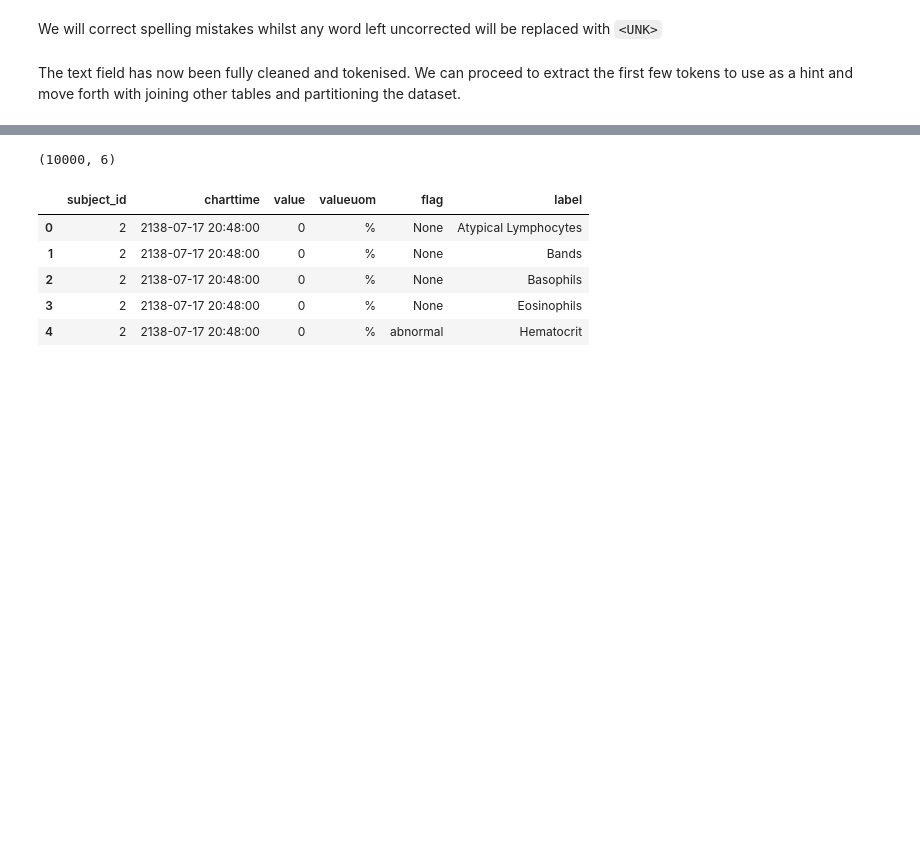
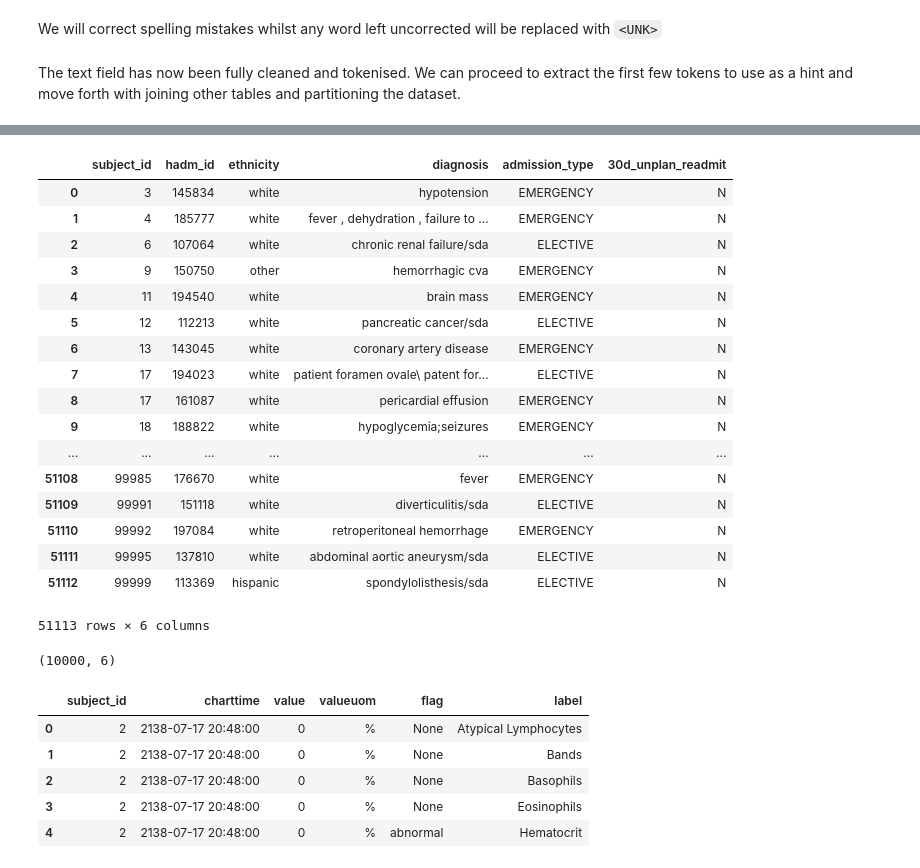
Before and after one commit to amin-nejad/mimic-text-generation, a Jupyter notebook: preprocess_discharge_summaries.ipynb, the cells around one changed output, grey strips where cells are left out. Cells and saved outputs as stored; diff of their text form; code cells hidden in the pictures; blank space fills up the shorter version.

```diff
--- a/preprocess_discharge_summaries.ipynb
+++ b/preprocess_discharge_summaries.ipynb
@@ -358,6 +358,31 @@ df.head()
 # change their age to instead be 90
 
 df.loc[df['age_at_noteevent'] > 200, 'age_at_noteevent'] = 90
+# %%
+# admissions data
+
+admissions = pd.read_csv('data/df_adm.csv', sep=',')
+admissions
+#df = pd.merge(df, admissions,  how='left', left_on=['subject_id','hadm_id'], right_on = ['subject_id','hadm_id'])
+# %% [output]
+|  | subject_id | hadm_id | ethnicity | diagnosis | admission_type | 30d_unplan_readmit |
+| 0 | 3 | 145834 | white | hypotension | EMERGENCY | N |
+| 1 | 4 | 185777 | white | fever , dehydration , failure to ... | EMERGENCY | N |
+| 2 | 6 | 107064 | white | chronic renal failure/sda | ELECTIVE | N |
+| 3 | 9 | 150750 | other | hemorrhagic cva | EMERGENCY | N |
+| 4 | 11 | 194540 | white | brain mass | EMERGENCY | N |
+| 5 | 12 | 112213 | white | pancreatic cancer/sda | ELECTIVE | N |
+| 6 | 13 | 143045 | white | coronary artery disease | EMERGENCY | N |
+| 7 | 17 | 194023 | white | patient foramen ovale\ patent for... | ELECTIVE | N |
+| 8 | 17 | 161087 | white | pericardial effusion | EMERGENCY | N |
+| 9 | 18 | 188822 | white | hypoglycemia;seizures | EMERGENCY | N |
+| ... | ... | ... | ... | ... | ... | ... |
+| 51108 | 99985 | 176670 | white | fever | EMERGENCY | N |
+| 51109 | 99991 | 151118 | white | diverticulitis/sda | ELECTIVE | N |
+| 51110 | 99992 | 197084 | white | retroperitoneal hemorrhage | EMERGENCY | N |
+| 51111 | 99995 | 137810 | white | abdominal aortic aneurysm/sda | ELECTIVE | N |
+| 51112 | 99999 | 113369 | hispanic | spondylolisthesis/sda | ELECTIVE | N |
+51113 rows × 6 columns
 # %%
 # lab items data
 
```
Also changed, not shown: parts of 3 cells of this notebook, 1 other file.
